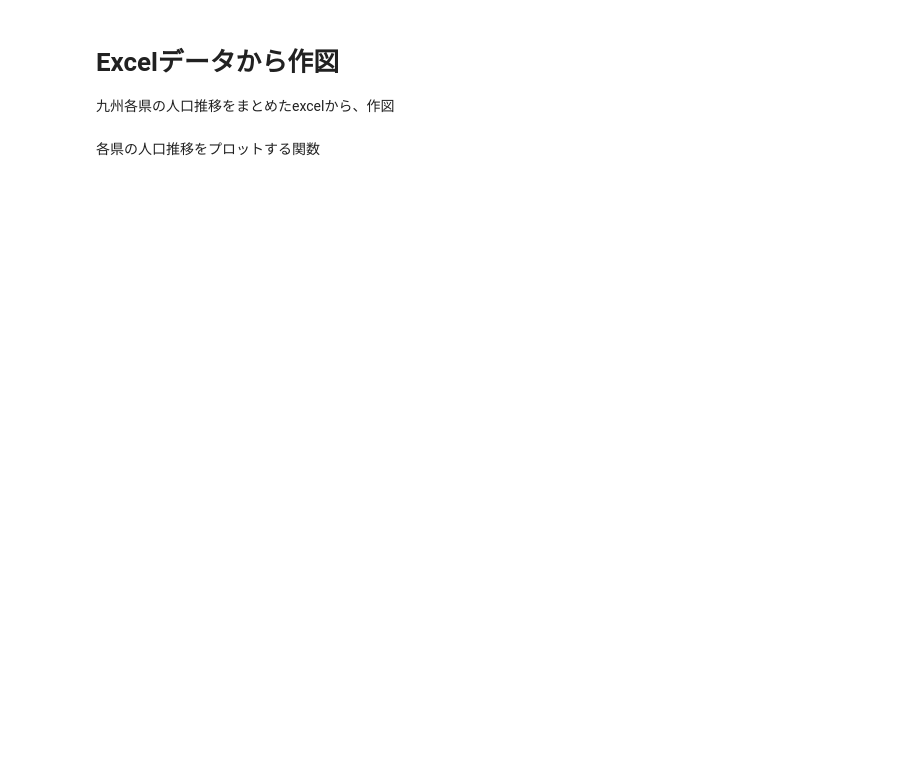
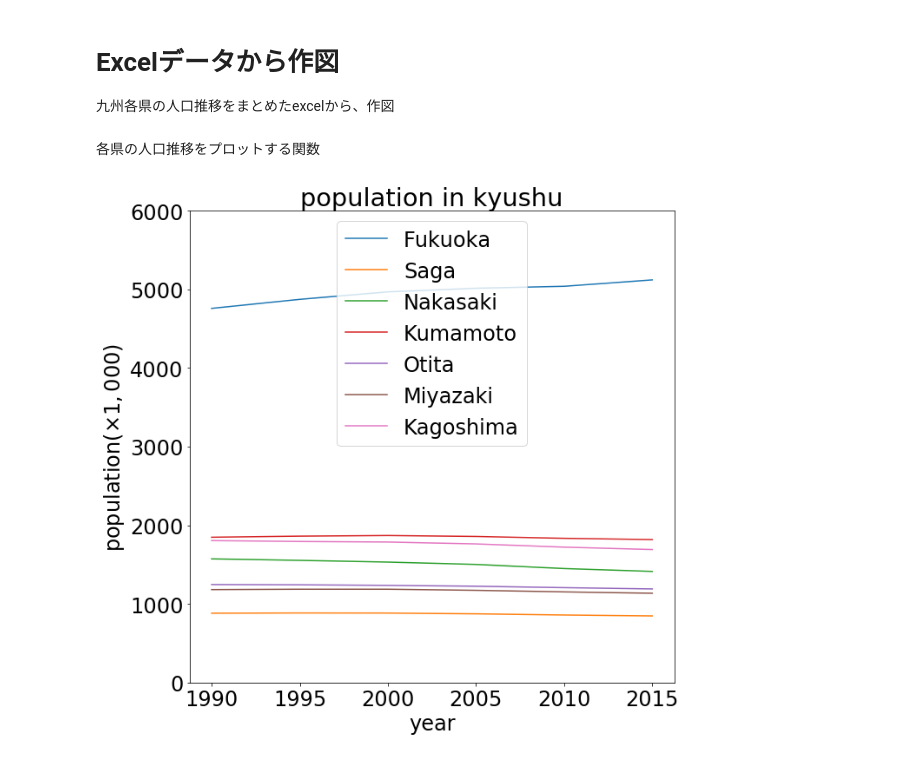
Before and after one commit to first-programming-saga/SagaPopulation, a Jupyter notebook: KyushuPopulation.ipynb, the cells around one changed output. Saved outputs shown, nothing was run; the diff lists cells and outputs as text; code cells hidden in the pictures; blank space fills up the shorter version.

```diff
--- a/KyushuPopulation.ipynb
+++ b/KyushuPopulation.ipynb
@@ -17,15 +16,20 @@ def drawTimeSequence(df):#dataFrameを受け取る
 # %%
 filename = 'KyushuPopulation.xlsx'
 with pandas.ExcelFile(filename) as f:
     df = pandas.read_excel(f)
 df.set_index('Prefecture',inplace=True)#左端のカラムにインデクスを設定
 
 #図の準備
 plt.figure(figsize=(10,10))
+plt.rcParams['font.size']=24
 plt.title('population in kyushu')
 plt.ylim(0,6000)
+plt.xlabel('year')
+plt.ylabel('population($\\times1,000$)')
 #各県のデータをプロット
 drawTimeSequence(df)
 
 plt.legend()
 plt.show()
+# %% [output]
+[figure, added]
```
Also changed, not shown: parts of 1 cell of this notebook, 2 other files.
